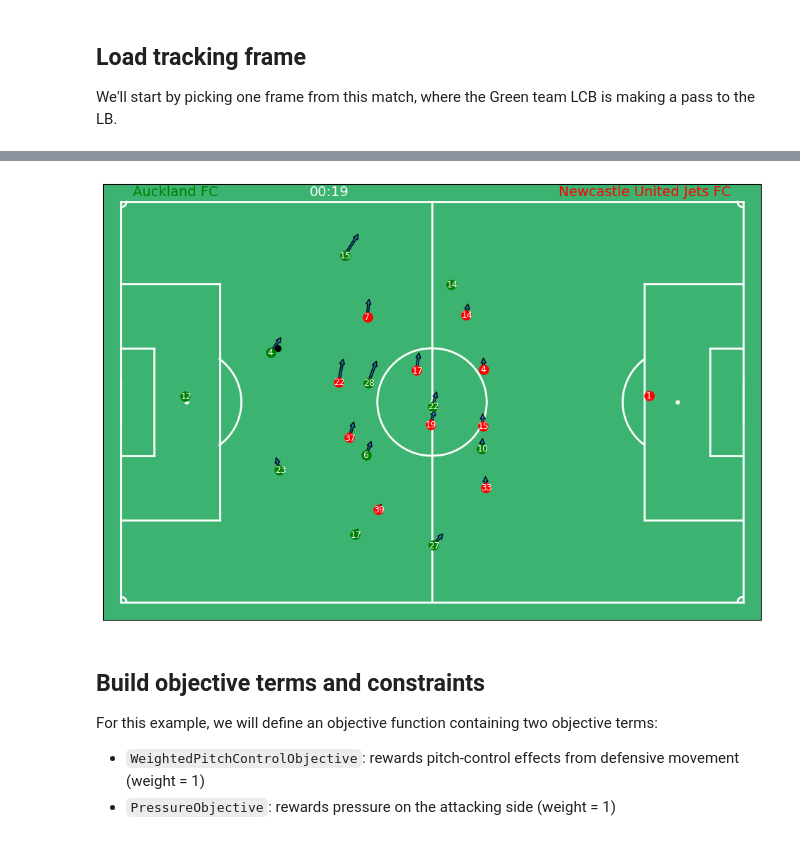
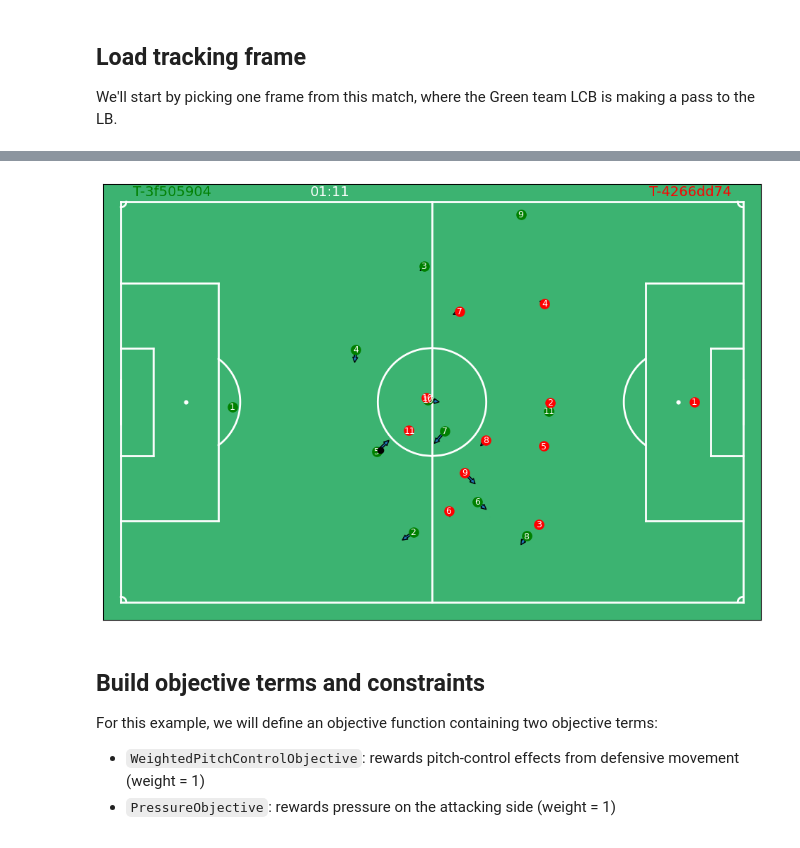
Before and after one commit to amarshah1999/databallpy, a Jupyter notebook: docs/features/optimization.ipynb, the cells around one changed output, grey strips where cells are left out. Cells and saved outputs as stored; diff of their text form; code cells hidden in the pictures.

```diff
--- a/docs/features/optimization.ipynb
+++ b/docs/features/optimization.ipynb
@@ -49,28 +47,12 @@ from databallpy.visualize import plot_soccer_pitch, plot_tracking_data
 
 We'll start by picking one frame from this match, where the Green team LCB is making a pass to the LB.
 # %%
-match_id = 1886347
-tracking_data_github_url = (
-    "https://media.githubusercontent.com/media/SkillCorner/opendata/master/data/"
-    f"matches/{match_id}/{match_id}_tracking_extrapolated.jsonl"
-)
-meta_data_github_url = (
-    "https://raw.githubusercontent.com/SkillCorner/opendata/master/data/"
-    f"matches/{match_id}/{match_id}_match.json"
-)
+game = get_saved_game("synced_game", os.path.join(os.getcwd(), "../saved_games"))
 
-dataset = skillcorner.load(
-    meta_data=meta_data_github_url,
-    raw_data=tracking_data_github_url,
-    coordinates="skillcorner",
-    limit=500,
-)
-
-game = get_game_from_kloppy(dataset)
 game.tracking_data.add_velocity(game.get_column_ids() + ["ball"], allow_overwrite=True)
 game.tracking_data.add_individual_player_possession()
 
-selected_frame_idx = 210
+selected_frame_idx = 1800
 frame = game.tracking_data[game.tracking_data["frame"] == selected_frame_idx].iloc[0]
 # frame id is not the same as index
 idx_relative_to_game = game.tracking_data[
@@ -87,4 +79,4 @@ fig, ax = plot_tracking_data(
-[figure, old version]
+[figure, new version]
 # %% [markdown]
 ## Build objective terms and constraints
 
```
Also changed, not shown: parts of 7 cells of this notebook, 3 other files.
